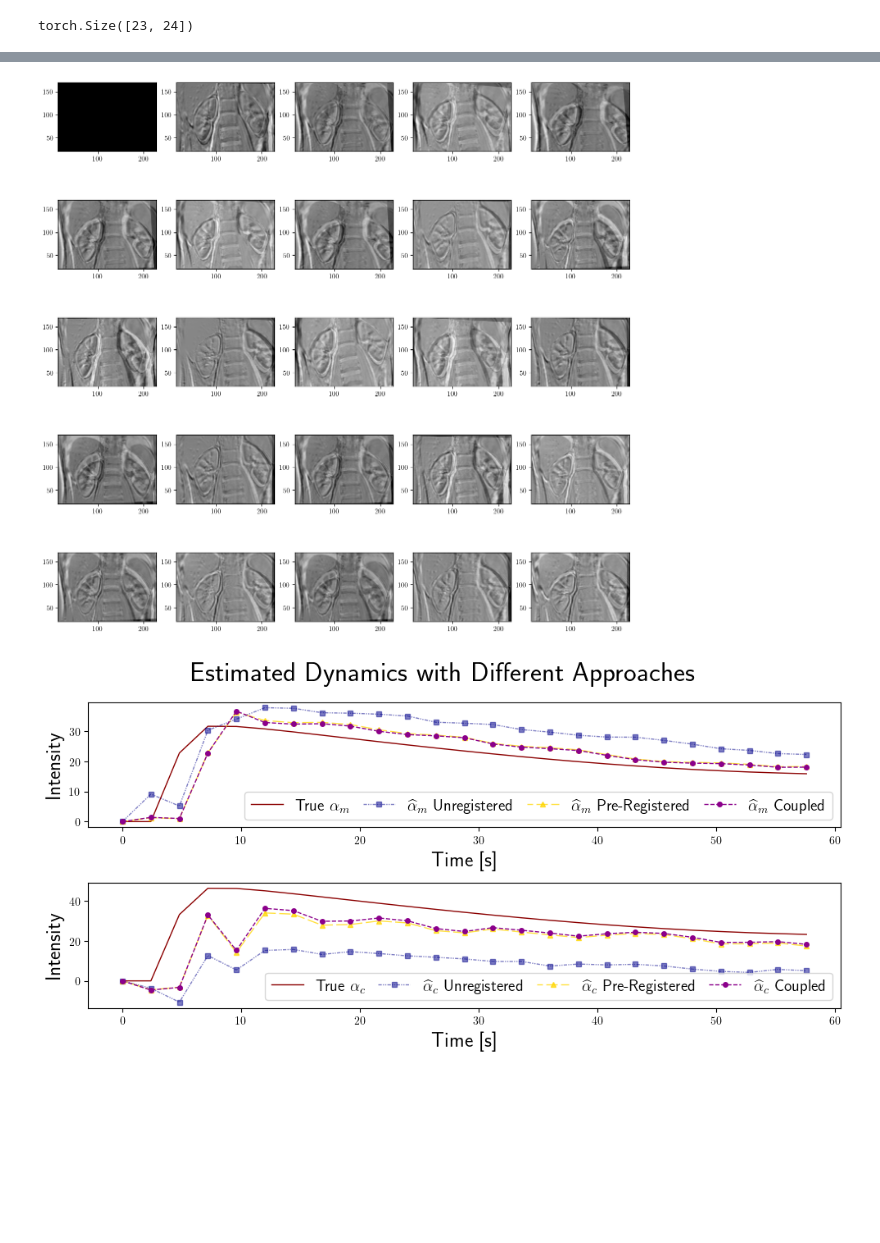
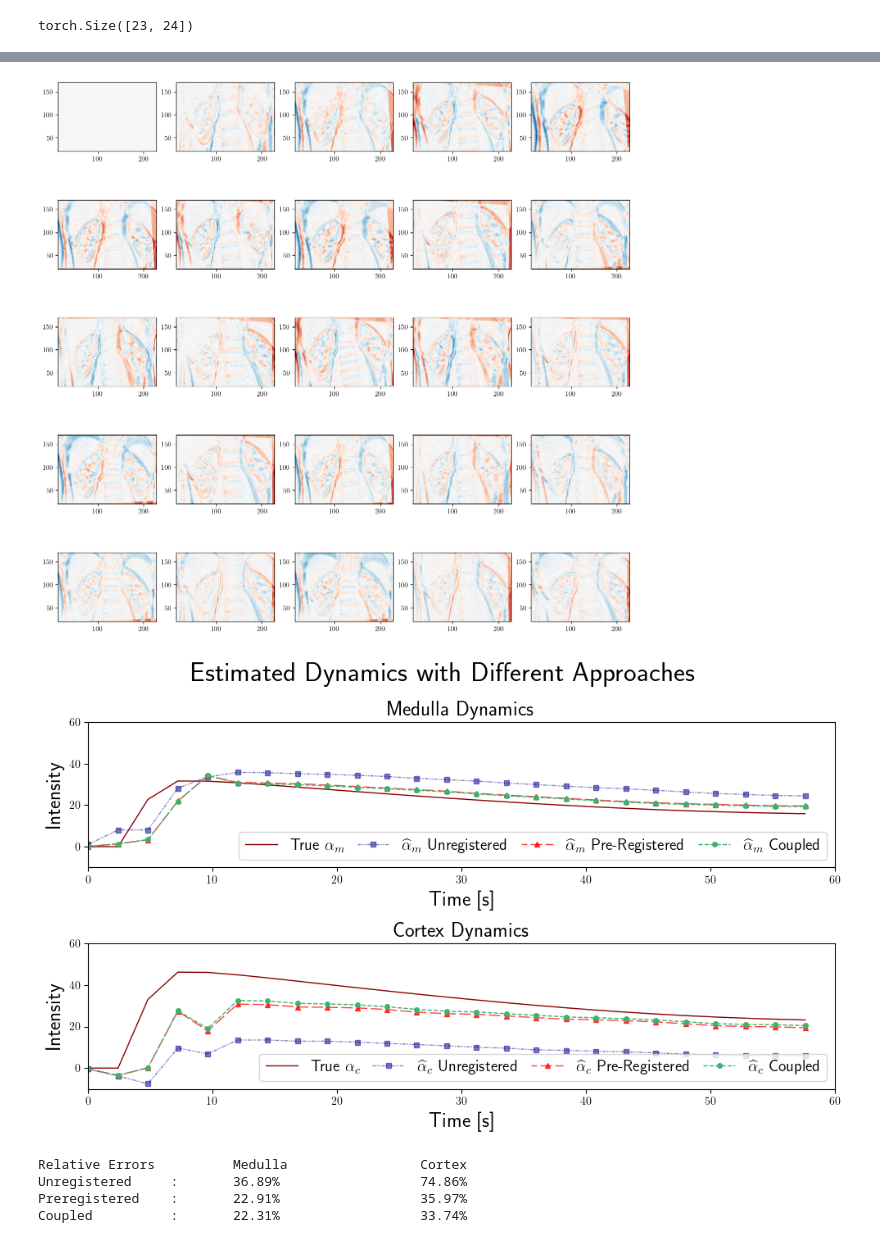
Before and after one commit to wdwatson2/ImgRegPytorchProject, a Jupyter notebook: scripts/solve_Dynamics.ipynb, the cells around one changed output, grey strips where cells are left out. Saved outputs shown, nothing was run; the diff lists cells and outputs as text; code cells hidden in the pictures; blank space fills up the shorter version.

Commit message:
Made some registration plots

```diff
--- a/scripts/solve_Dynamics.ipynb
+++ b/scripts/solve_Dynamics.ipynb
@@ -103,7 +103,7 @@ masks = masks_2d.reshape(n_masks, mx*my)
 # Solving For Dynamics with Unregistered Images
 # %%
 D = torch.diff(torch.eye(n_images), dim=0)
-Tau = torch.diag(1. * (time[:-1] > 10))
+Tau = torch.diag(1. * (time[:-1] > 10) + .1 * (time[:-1] < 10))
 # %% [markdown]
 # Find best lambda
 # %%
@@ -202,7 +202,7 @@ for theta in thetas:
     gradnorm = []
     gradnorm.append(torch.inf)
 
-    while gradnorm[-1] > 1e-2 and iter < 15:
+    while gradnorm[-1] > 1e3 and iter < 50:
         print("iter \t {} \t | \t loss \t {} \t | \t gradnorm \t {}".format(iter,loss[-1],gradnorm[-1]))
 
         Jac, F = func.jacfwd(Forward, has_aux=True)(wp_vec, xc)
@@ -327,7 +327,7 @@ for theta in thetas:
     gradnorm = []
     gradnorm.append(torch.inf)
 
-    while gradnorm[-1] > 1e-2 and iter < 15:
+    while gradnorm[-1] > 1e3 and iter < 50:
         print("iter \t {} \t | \t loss \t {} \t | \t gradnorm \t {}".format(iter,loss[-1],gradnorm[-1]))
 
         Jac, F = func.jacfwd(Forward, has_aux=True)(wp_vec, xc)
@@ -374,9 +374,9 @@ iter     4       |       loss    295001946.44149643      |       gradnorm
 fig, ax = plt.subplots(5,5,figsize=(15,15))
 
 for j in range(0,n_images):
-    view_image_2d(f_pred[j].reshape(mx,my).detach() - d_2d[j], domain, ax=ax[j//5,j%5])
+    view_image_2d(f_pred[j].reshape(mx,my).detach() - d_2d[j], domain, ax=ax[j//5,j%5], kwargs={'clim':(-200,200), 'cmap':'RdBu'})
 # %% [output]
-[figure, old version]
+[figure, new version]
 # %%
 A = torch.vstack([torch.kron(torch.eye(n_images), M) * (hx * hy)**.5, L_alpha * torch.kron(Tau @ D, torch.eye(n_masks)) / ht**.5])
 
@@ -388,36 +388,61 @@ alpha_coupled = torch.linalg.lstsq(A,
                    torch.hstack([(f_pred_coupled - d[0]).flatten() * (hx * hy)**.5, torch.zeros(D.shape[0]*n_masks)])
                    )[0].reshape(n_images,n_masks)
 
 
-fig, ax = plt.subplots(2,1, figsize=(10,5), layout='tight')
+fig, ax = plt.subplots(2, 1, figsize=(10,6), layout='tight')
 
 ax[0].plot(time, alpha_true[:,0], linewidth=1, color='darkred', label=r"True $\alpha_m$", alpha=1)
 ax[1].plot(time, alpha_true[:,1], linewidth=1, color='darkred', label=r"True $\alpha_c$", alpha=1)
 
 ax[0].plot(time, alpha_unregistered[:,0], 's', markersize=4, linewidth=1, linestyle=(0, (3, 1, 1, 1, 1, 1)), color='darkblue', label=r"$\widehat{\alpha}_m$ Unregistered", alpha=.5)
 ax[1].plot(time, alpha_unregistered[:,1], 's', markersize=4, linewidth=1, linestyle=(0, (3, 1, 1, 1, 1, 1)), color='darkblue', label=r"$\widehat{\alpha}_c$ Unregistered", alpha=.5)
 
-ax[0].plot(time, alpha_preregistered[:,0], '^', markersize=4, linewidth=1, linestyle=(5,(10,3)), color='gold', label=r"$\widehat{\alpha}_m$ Pre-Registered", alpha=.75)
-ax[1].plot(time, alpha_preregistered[:,1], '^', markersize=4, linewidth=1, linestyle=(5,(10,3)), color='gold', label=r"$\widehat{\alpha}_c$ Pre-Registered", alpha=.75)
+ax[0].plot(time, alpha_preregistered[:,0], '^', markersize=4, linewidth=1, linestyle=(5,(10,3)), color='red', label=r"$\widehat{\alpha}_m$ Pre-Registered", alpha=.75)
+ax[1].plot(time, alpha_preregistered[:,1], '^', markersize=4, linewidth=1, linestyle=(5,(10,3)), color='red', label=r"$\widehat{\alpha}_c$ Pre-Registered", alpha=.75)
 
-ax[0].plot(time, alpha_coupled[:,0], 'o', markersize=4, linewidth=1, linestyle='dashed', color='darkmagenta', label=r"$\widehat{\alpha}_m$ Coupled")
-ax[1].plot(time, alpha_coupled[:,1], 'o', markersize=4, linewidth=1, linestyle='dashed', color='darkmagenta', label=r"$\widehat{\alpha}_c$ Coupled")
+ax[0].plot(time, alpha_coupled[:,0], 'o', markersize=4, linewidth=1, linestyle='dashed', color='mediumseagreen', label=r"$\widehat{\alpha}_m$ Coupled")
+ax[1].plot(time, alpha_coupled[:,1], 'o', markersize=4, linewidth=1, linestyle='dashed', color='mediumseagreen', label=r"$\widehat{\alpha}_c$ Coupled")
 
 
 ax[0].legend(fontsize=14, loc = 'lower right', ncol=4, columnspacing=0.8)
 ax[1].legend(fontsize=14, loc = 'lower right', ncol=4, columnspacing=0.8)
 
 
 ax[0].set_xlabel('Time [s]', fontsize=18)
 ax[0].set_ylabel('Intensity', fontsize=18)
 
 ax[1].set_xlabel('Time [s]', fontsize=18)
 ax[1].set_ylabel('Intensity', fontsize=18)
 
+ax[0].set_ylim(-10,60)
+ax[1].set_ylim(-10,60)
+
+ax[0].set_xlim(0,60)
+ax[1].set_xlim(0,60)
+
+ax[0].set_title("Medulla Dynamics", fontsize=18)
+ax[1].set_title("Cortex Dynamics", fontsize=18)
+
 plt.suptitle("Estimated Dynamics with Different Approaches",fontsize=24, y=.98)
 
 plt.savefig('results/dynamics/alpha_estimation.pdf', bbox_inches='tight')
 
 plt.show()
 # %% [output]
-[figure, old version]
+[figure, new version]
+# %%
+alpha_true_norms = torch.linalg.norm(alpha_true,dim=0)
+
+alpha_unregistered_relative_error = torch.linalg.norm(alpha_unregistered - alpha_true,dim=0)/alpha_true_norms
+alpha_preregistered_relative_error = torch.linalg.norm(alpha_preregistered - alpha_true,dim=0)/alpha_true_norms
+alpha_coupled_relative_error = torch.linalg.norm(alpha_coupled - alpha_true,dim=0)/alpha_true_norms
+
+print("Relative Errors \t Medulla \t\t Cortex")
+print("Unregistered \t : \t {:.2%} \t\t {:.2%}".format(*alpha_unregistered_relative_error))
+print("Preregistered \t : \t {:.2%} \t\t {:.2%}".format(*alpha_preregistered_relative_error))
+print("Coupled \t : \t {:.2%} \t\t {:.2%}".format(*alpha_coupled_relative_error))
+# %% [output]
+Relative Errors          Medulla                 Cortex
+Unregistered     :       36.89%                  74.86%
+Preregistered    :       22.91%                  35.97%
+Coupled          :       22.31%                  33.74%
```
Also changed, not shown: parts of 11 cells of this notebook, 6 other files.
